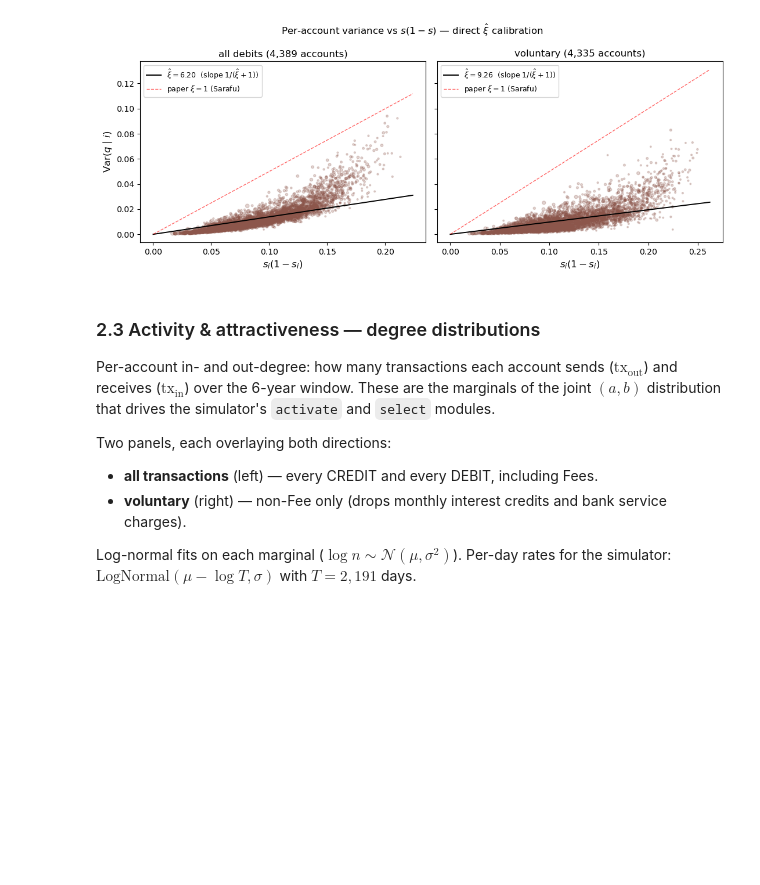
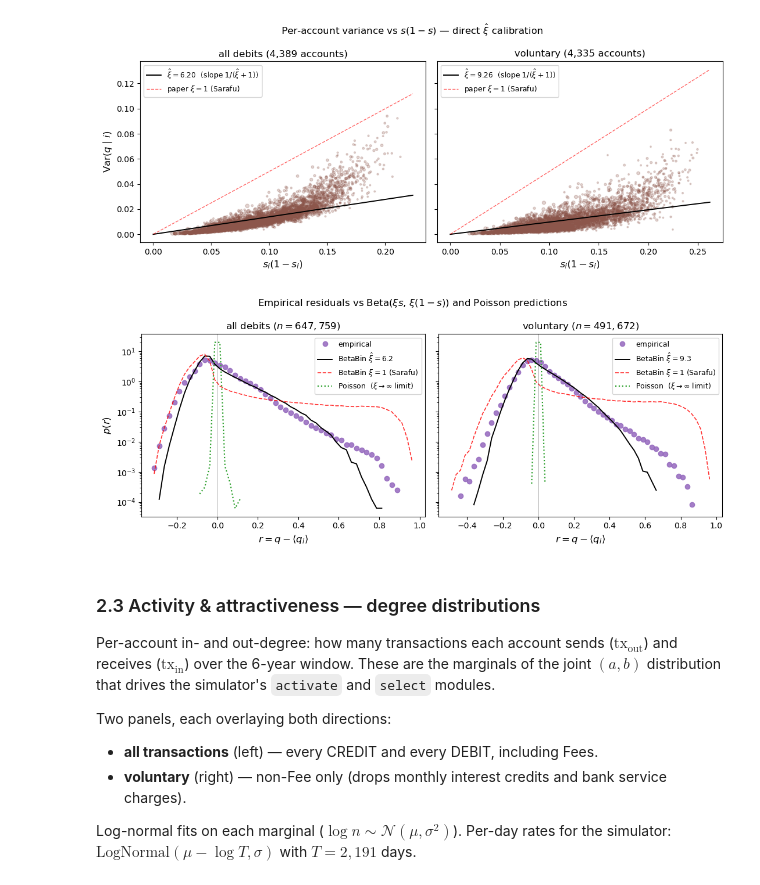
Before and after one commit to carolinamattsson/transactions, a Jupyter notebook: berka/empirical_analysis.ipynb, the cells around one changed output. Saved outputs shown, nothing was run; the diff lists cells and outputs as text; code cells hidden in the pictures; blank space fills up the shorter version.

```diff
--- a/berka/empirical_analysis.ipynb
+++ b/berka/empirical_analysis.ipynb
@@ -446,6 +446,59 @@ xi_hat (all debits) = 6.20   (4,389 accounts with n>=20)
 xi_hat (voluntary)  = 9.26   (4,335 accounts with n>=20)
 (Sarafu calibration in paper: xi=1)
 [figure]
+# %%
+# F2d-style: empirical residuals overlaid with BetaBin and Poisson predictions.
+def simulate_residuals_beta(account_ids, s_per_account, xi, seed=42):
+    s = account_ids.map(s_per_account).to_numpy()
+    s = np.clip(s, 1e-4, 1 - 1e-4)
+    rng = np.random.default_rng(seed)
+    q = rng.beta(xi * s, xi * (1 - s))
+    return q - s
+
+def simulate_residuals_poisson(account_ids, s_per_account, m_per_tx, seed=44):
+    s = account_ids.map(s_per_account).to_numpy()
+    rng = np.random.default_rng(seed)
+    lam = np.clip(m_per_tx * s, 0, None)
+    w = rng.poisson(lam)
+    return w / m_per_tx - s
+
+cases = [
+    ('all debits', q_all, agents['mean_frac_out_all'],       xi_all),
+    ('voluntary',  q_vol, agents['mean_frac_out_voluntary'], xi_vol),
+]
+
+fig, axes = plt.subplots(1, 2, figsize=(11, 4.5), sharey=True)
+for ax, (label, q_series, s_series, xi_hat) in zip(axes, cases):
+    mask = q_series.notna() & tx['account_id'].map(s_series).notna() & (tx['pre_balance'] > 0)
+    aids = tx.loc[mask, 'account_id']
+    m_t  = tx.loc[mask, 'pre_balance'].to_numpy()
+
+    r_emp     = (q_series.loc[mask] - aids.map(s_series)).to_numpy()
+    r_xihat   = simulate_residuals_beta(aids, s_series, xi_hat)
+    r_xi1     = simulate_residuals_beta(aids, s_series, 1.0, seed=43)
+    r_poisson = simulate_residuals_poisson(aids, s_series, m_t)
+
+    edges = np.linspace(-1, 1, 81)
+    centers = 0.5 * (edges[:-1] + edges[1:])
+    for r, lbl, kw in [
+        (r_emp,     'empirical',                          dict(marker='o', linestyle='', color='C4', alpha=0.85)),
+        (r_xihat,   fr'BetaBin $\hat\xi={xi_hat:.1f}$',   dict(linestyle='-',  color='k',     lw=1.4)),
+        (r_xi1,     r'BetaBin $\xi=1$ (Sarafu)',          dict(linestyle='--', color='r',     lw=1.2, alpha=0.8)),
+        (r_poisson, r'Poisson  ($\xi\to\infty$ limit)',   dict(linestyle=':',  color='C2',    lw=1.6)),
+    ]:
+        d, _ = np.histogram(r, bins=edges, density=True)
+        d = np.where(d > 0, d, np.nan)
+        ax.plot(centers, d, label=lbl, **kw)
+    ax.axvline(0, color='k', lw=0.6, alpha=0.4)
+    ax.set_xlabel(r'$r = q - \langle q_i \rangle$')
+    ax.set_yscale('log')
+    ax.set_title(f'{label} ($n={mask.sum():,}$)')
+    ax.legend(loc='upper right', fontsize=9)
+axes[0].set_ylabel(r'$p(r)$')
+fig.suptitle(r'Empirical residuals vs Beta($\xi s$, $\xi(1-s)$) and Poisson predictions')
+fig.tight_layout()
+# %% [output]
+[figure, added]
 # %% [markdown]
 ### 2.3 Activity & attractiveness — degree distributions
 
```
Also changed, not shown: 1 other file.
